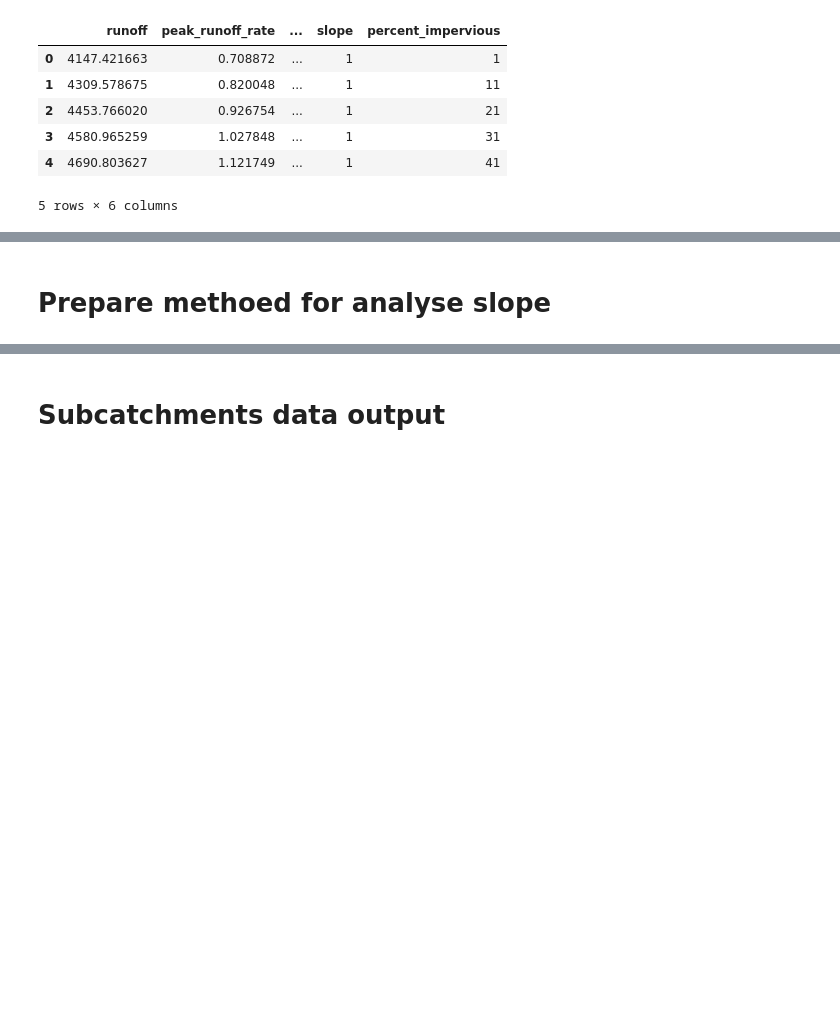
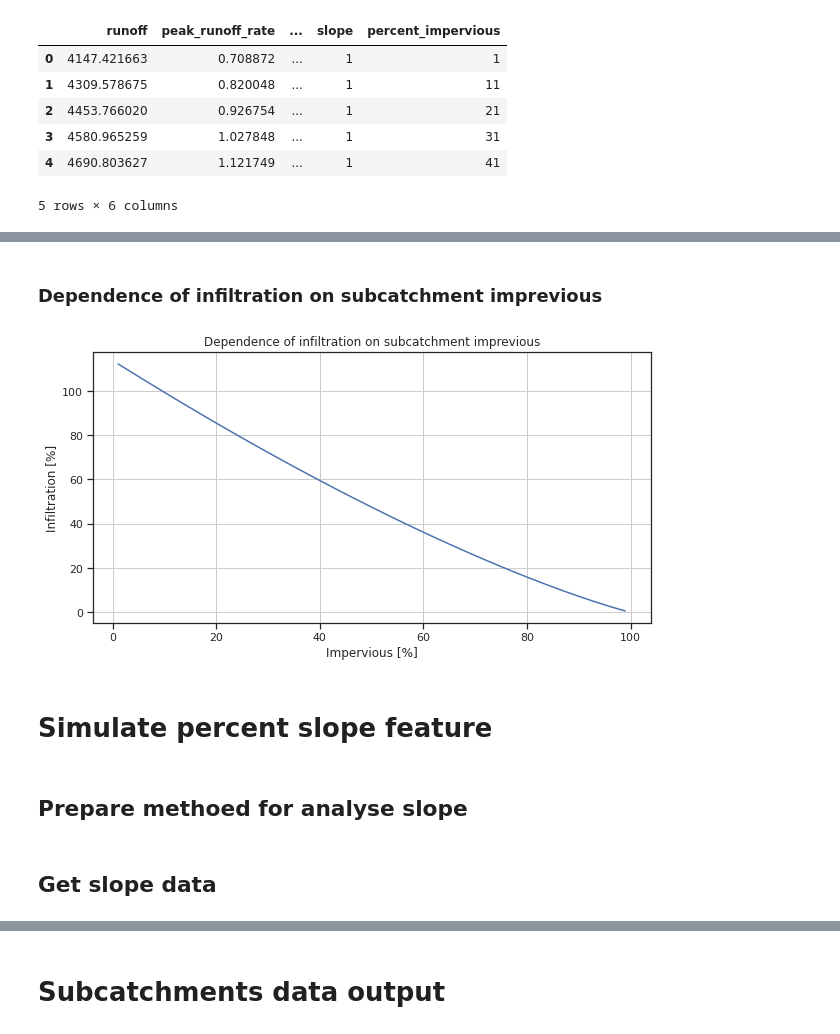
Before and after one commit to BuczynskiRafal/pipe_calculations, a Jupyter notebook: Catchments.ipynb, the cells around one changed output, grey strips where cells are left out. Cells and saved outputs as stored; diff of their text form; code cells hidden in the pictures; blank space fills up the shorter version.

```diff
--- a/Catchments.ipynb
+++ b/Catchments.ipynb
@@ -191,2 +258,17 @@ analyse.head()
+# %% [markdown]
+### Dependence of infiltration on subcatchment imprevious
+# %%
+# plt.xscale("log")
+plt.rcParams["figure.figsize"] = (10,5)
+plt.plot(df_percent_imprevious['percent_impervious'], df_percent_imprevious['infiltration'])
+plt.title('Dependence of infiltration on subcatchment imprevious')
+plt.xlabel('Impervious [%]')
+plt.ylabel('Infiltration [%]')
+plt.grid(True)
+plt.show()
+# %% [output]
+[figure, added]
+# %% [markdown]
+# Simulate percent slope feature
 # %% [markdown]
-# Prepare methoed for analyse slope
+## Prepare methoed for analyse slope
@@ -192,0 +295,2 @@ analyse.head()
+# %% [markdown]
+## Get slope data
```
Also changed, not shown: parts of 28 cells of this notebook.
